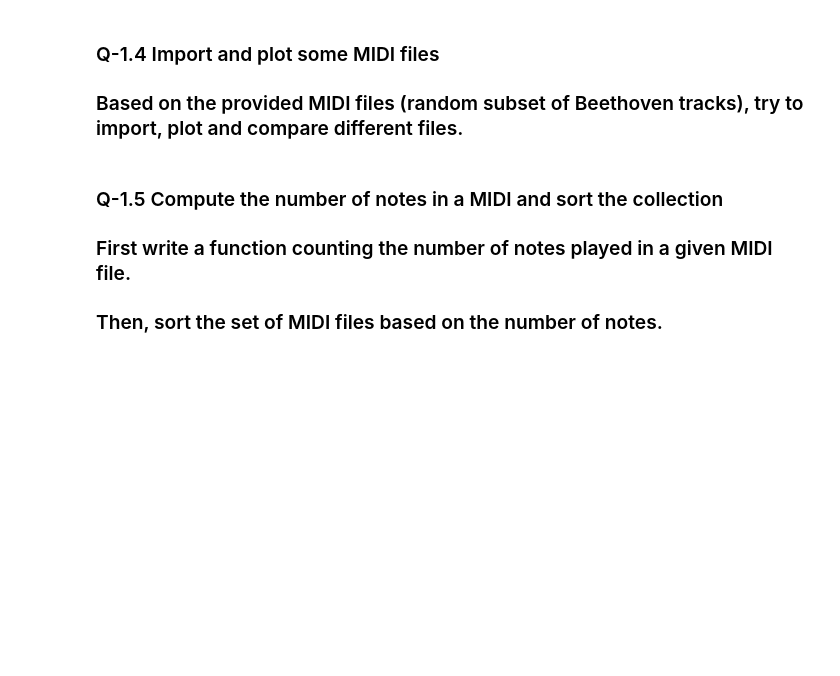
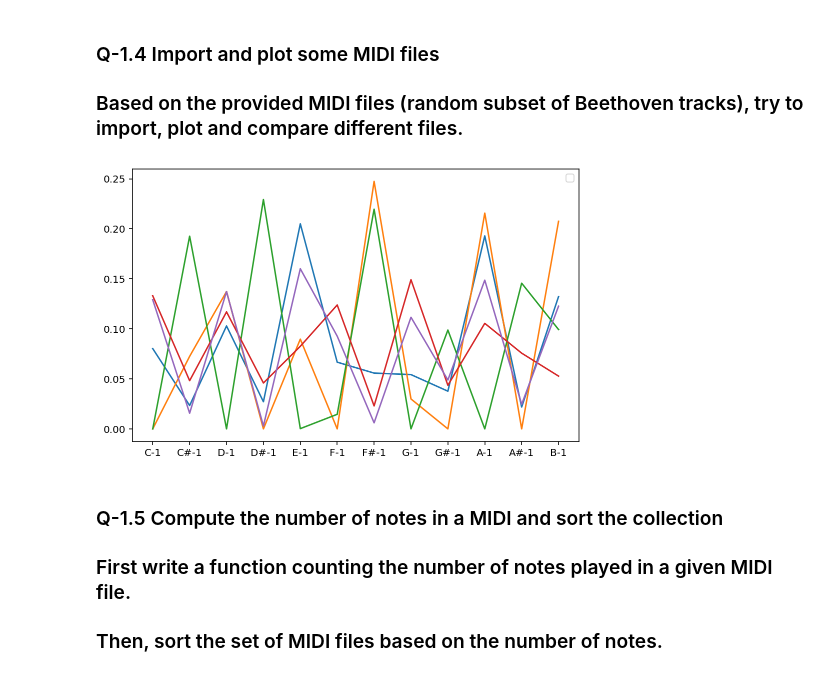
Before and after one commit to piptouque/atiam_td_info, a Jupyter notebook: atiam-fpa.ipynb, the cells around one changed output. Cells and saved outputs as stored; diff of their text form; code cells hidden in the pictures; blank space fills up the shorter version.

```diff
--- a/atiam-fpa.ipynb
+++ b/atiam-fpa.ipynb
@@ -150,21 +186,23 @@ for composer, tracks in composers_tracks_sorted_2.items():
 # %%
 # midi_dir = './atiam-fpa/'
 # pat = 'beethoven_[0-9]*.[mid|midi|MID|MIDI]'
 midi_dir = './partitions/'
-pat = r'[a-zA-Z_]*\.[mid|midi|MID|MIDI]'
+pat = re.compile('[a-zA-Z_]*\.[mid|midi|MID|MIDI]')
 
 files = [os.path.abspath(os.path.join(midi_dir, x)) for x in os.listdir(midi_dir) if re.match(pat, x)]
 get_part_name = lambda f: os.path.splitext(os.path.basename(f))[0]
 parts = np.array([(get_part_name(file), midi.PrettyMIDI(file)) for file in files], dtype=[('name', 'U20'), ('midi', midi.PrettyMIDI)])
 get_key_name = np.vectorize(lambda i: midi.key_number_to_key_name(i))
 get_note_name = np.vectorize(lambda i: midi.note_number_to_name(i))
 
 fig = plt.figure('Pitch class histrogrammes', figsize=(8, 5))
 axis = fig.add_subplot()
 axis.legend(parts['name'])
 for (i, part) in enumerate(parts):
     notes = get_note_name(np.arange(12))
     axis.plot(notes, part['midi'].get_pitch_class_histogram())
+# %% [output]
+[figure, added]
 # %% [markdown]
 ### Q-1.5 Compute the number of notes in a MIDI and sort the collection
 
```
Also changed, not shown: parts of 11 cells of this notebook, 1 other file.
